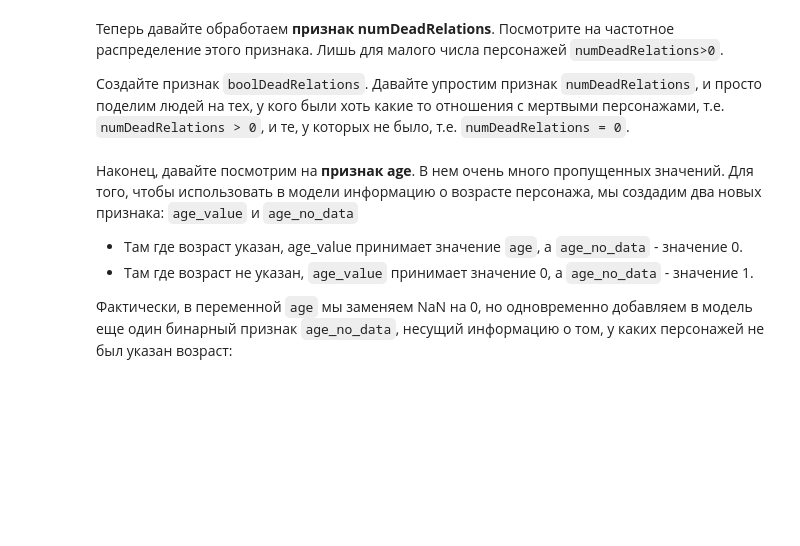
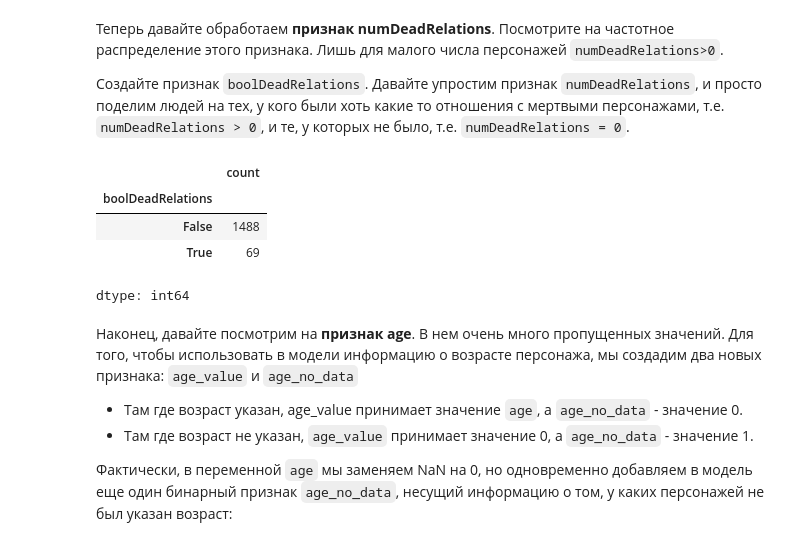
Before and after one commit to takry/MFTI_start, a Jupyter notebook: week_01_ml_intro/Homework/hw_1_game_of_thrones.ipynb, the cells around one changed output. Cells and saved outputs as stored; diff of their text form; code cells hidden in the pictures; blank space fills up the shorter version.

```diff
--- a/week_01_ml_intro/Homework/hw_1_game_of_thrones.ipynb
+++ b/week_01_ml_intro/Homework/hw_1_game_of_thrones.ipynb
@@ -207,6 +232,16 @@ dtype: int64
 Посмотрите на частотное распределение этого признака. Лишь для малого числа персонажей `numDeadRelations>0`.
 
 Создайте признак `boolDeadRelations`. Давайте упростим признак `numDeadRelations`, и просто поделим людей на тех, у кого были хоть какие то отношения с мертвыми персонажами, т.е. `numDeadRelations > 0`, и те, у которых не было, т.е. `numDeadRelations = 0`.
+# %%
+# data['numDeadRelations'].value_counts()
+data['boolDeadRelations'] = [True if x > 0 else False for x in data['numDeadRelations']]
+data['boolDeadRelations'].value_counts()
+# %% [output]
+|  | count |
+| boolDeadRelations |  |
+| False | 1488 |
+| True | 69 |
+dtype: int64
 # %% [markdown]
 Наконец, давайте посмотрим на **признак age**. В нем очень много пропущенных значений. Для того, чтобы использовать в модели информацию о возрасте персонажа, мы создадим два новых признака: `age_value` и `age_no_data`
 
```
Also changed, not shown: parts of 4 cells of this notebook.
